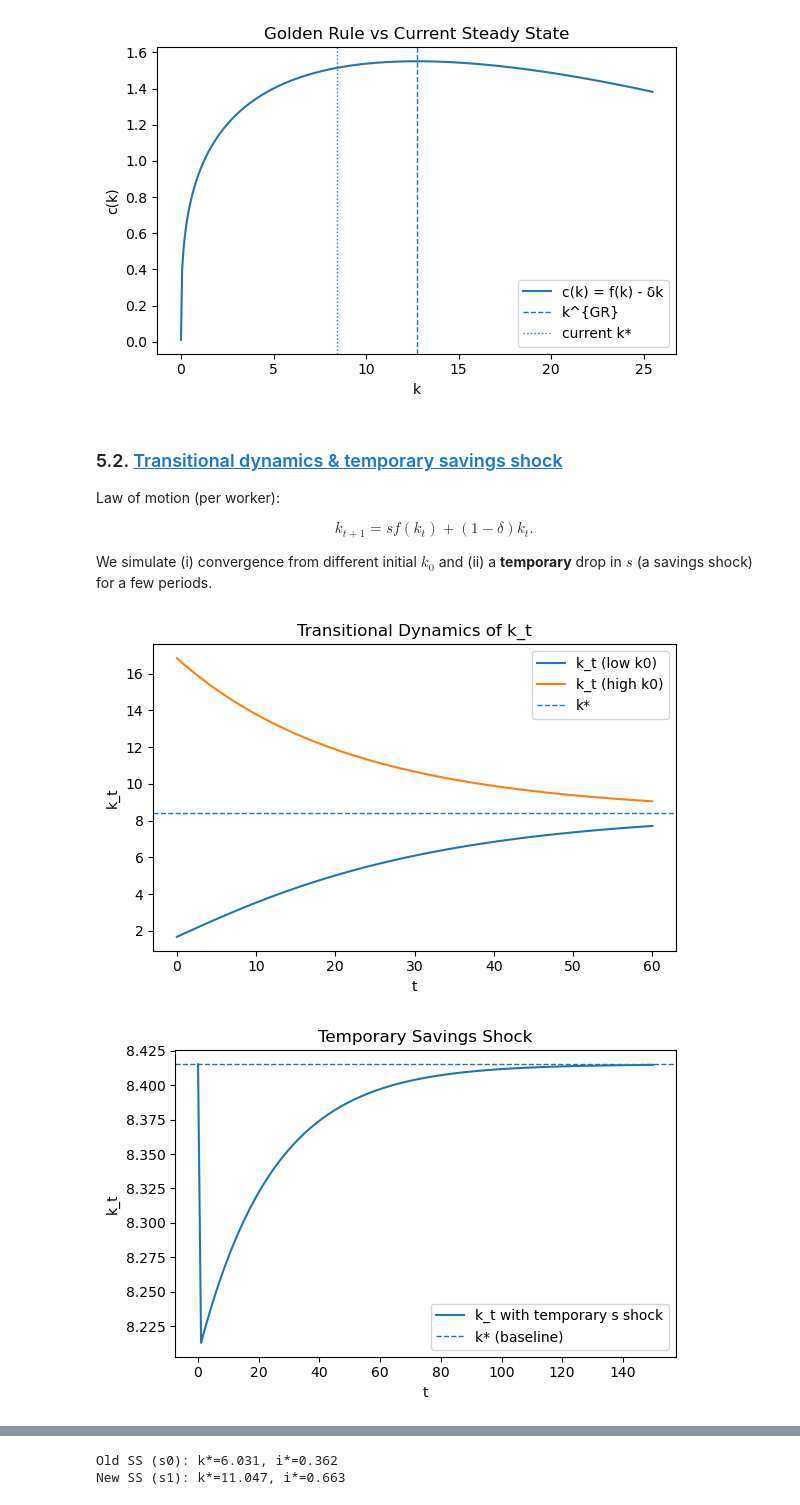
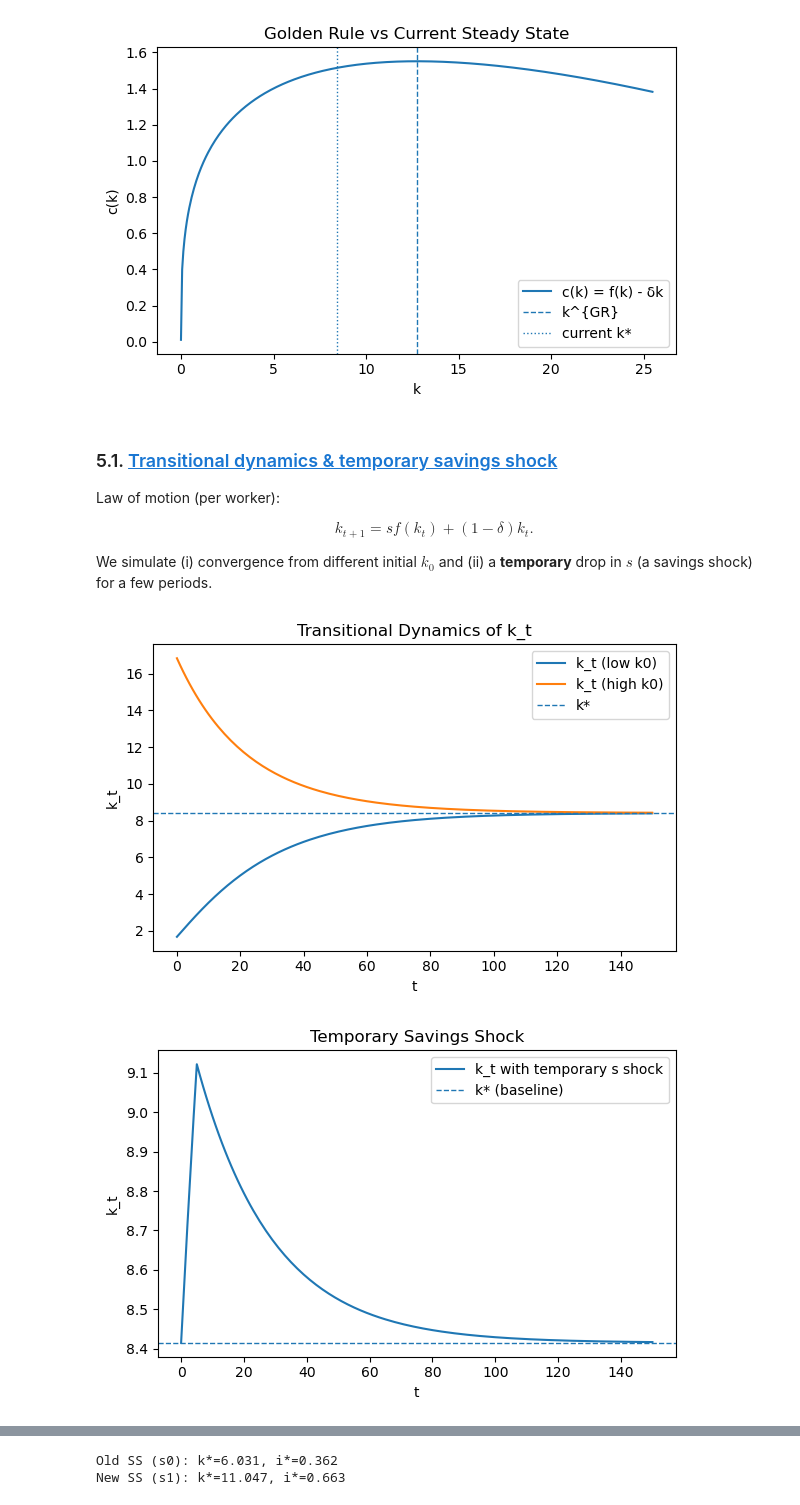
Before and after one commit to NumEconCopenhagen/ProgEcon-lectures, a Jupyter notebook: 09_Solow_model/Solow_model.ipynb, the cells around one changed output, grey strips where cells are left out. Drawn from its saved outputs; the diff is of its cells as text; code cells hidden in the pictures.

```diff
--- a/09_Solow_model/Solow_model.ipynb
+++ b/09_Solow_model/Solow_model.ipynb
@@ -189,13 +188,6 @@ import ipywidgets as W
 from IPython.display import display
 
 
-# --- model bits ---------------------------------------------------------------
-def f(k, alpha):
-    return k**alpha
-
-def k_star(alpha, s, delta):
-    return (s/delta)**(1/(1 - alpha))
-
 # --- fixed x-axis -------------------------------------------------------------
 KMAX  = 12.0
 NPTS  = 400
@@ -203,7 +195,7 @@ k_grid = np.linspace(1e-6, KMAX, NPTS)
 
 # --- widgets ------------------------------------------------------------------
 alpha_s = W.FloatSlider(value=1/3, min=0.20, max=0.60, step=0.01, description='α')
-s_s     = W.FloatSlider(value=0.20, min=0.05, max=0.40, step=0.01, description='s')
+s_s     = W.FloatSlider(value=0.20, min=0.001, max=0.40, step=0.01, description='s')
 d_s     = W.FloatSlider(value=0.08, min=0.04, max=0.15, step=0.005, description='δ')
 showk   = W.Checkbox(value=True, description='Show k* markers')
 
@@ -336,7 +331,7 @@ plt.show()
 [figure]
 # %% [markdown]
 <a id="toc1_"></a>
-### 5.2. <a id='toc5_2_'></a>[Transitional dynamics & temporary savings shock](#toc0_)
+### 5.1. <a id='toc5_1_'></a>[Transitional dynamics & temporary savings shock](#toc0_)
 
 
 Law of motion (per worker):
@@ -346,26 +341,26 @@ k_{t+1} = s f(k_t) + (1-\delta)k_t.
 We simulate (i) convergence from different initial $k_0$ and (ii) a **temporary** drop in $s$ (a savings shock) for a few periods.
 # %%
 def simulate_path(k0, T, alpha, s, delta):
-    k_path = np.empty(T+1)
+    k_path = np.empty(T+1) # preallocate arrays
     y_path = np.empty(T+1)
     c_path = np.empty(T+1)
     i_path = np.empty(T+1)
-    k_path[0] = k0
+    k_path[0] = k0 # set initial capital value
     y_path[0] = f(k0, alpha)
     i_path[0] = s * y_path[0]
     c_path[0] = y_path[0] - i_path[0]
     for t in range(T):
-        k_path[t+1] = s * f(k_path[t], alpha) + (1 - delta) * k_path[t]
+        k_path[t+1] = s * f(k_path[t], alpha) + (1 - delta) * k_path[t] # we use law of motion for capital
         y_path[t+1] = f(k_path[t+1], alpha)
         i_path[t+1] = s * y_path[t+1]
         c_path[t+1] = y_path[t+1] - i_path[t+1]
     return k_path, y_path, c_path, i_path
 
-T = 60
+T = 150
 k0_low  = 0.2 * kss
 k0_high = 2.0 * kss
-k_low, y_low, c_low, i_low   = simulate_path(k0_low,  T, alpha, s, delta)
-k_high, y_high, c_high, i_hi = simulate_path(k0_high, T, alpha, s, delta)
+k_low, y_low, c_low, i_low   = simulate_path(k0_low,  T, alpha, s, delta) # low state capital stock
+k_high, y_high, c_high, i_hi = simulate_path(k0_high, T, alpha, s, delta) # hight state capital stock
 
 plt.figure(figsize=(6,4))
 plt.plot(k_low,  label='k_t (low k0)')
@@ -378,33 +373,33 @@ plt.legend()
 plt.tight_layout()
 plt.show()
 # %% [output]
-[figure, old version]
+[figure, new version]
 # %%
 def simulate_temporary_s_shock(k0, T, alpha, s_baseline, s_shock, shock_len, delta):
-    k_path = np.empty(T+1)
-    k_path[0] = k0
+    k_path = np.empty(T+1) # preallocate arrays
+    k_path[0] = k0 # intial capital value
     for t in range(T):
         s_t = s_shock if t < shock_len else s_baseline
         k_path[t+1] = s_t * f(k_path[t], alpha) + (1 - delta) * k_path[t]
     return k_path
 
 T = 150
-shock_len = 1
+shock_len = 5
 k0 = kss
 
 # we reduce the savings rate temporarily by 40% (for 1 period = shock_len)
-k_path_shock = simulate_temporary_s_shock(k0, T, alpha, s, s*0.6, shock_len, delta)
+k_path_shock = simulate_temporary_s_shock(k0, T, alpha, s, s*1.3, shock_len, delta)
 
 plt.figure(figsize=(6,4))
 plt.plot(k_path_shock, label='k_t with temporary s shock')
 plt.axhline(kss, linestyle='--', linewidth=1, label='k* (baseline)')
 plt.title('Temporary Savings Shock')
 plt.xlabel('t')
 plt.ylabel('k_t')
 plt.legend()
 plt.tight_layout()
 plt.show()
 # %% [output]
-[figure, old version]
+[figure, new version]
 # %% [markdown]
 <a id="toc1_"></a>
```
Also changed, not shown: parts of 11 cells of this notebook.
